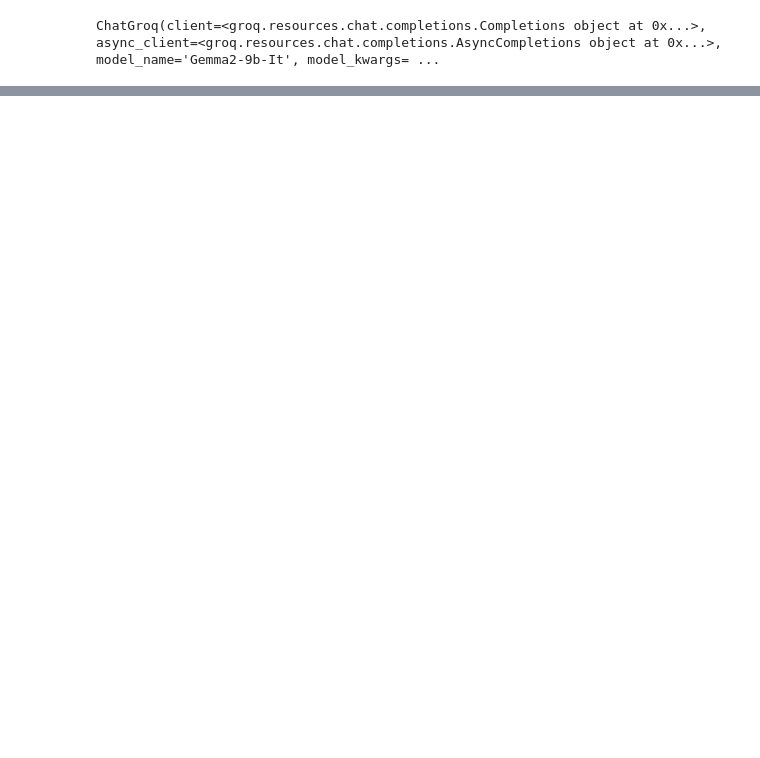
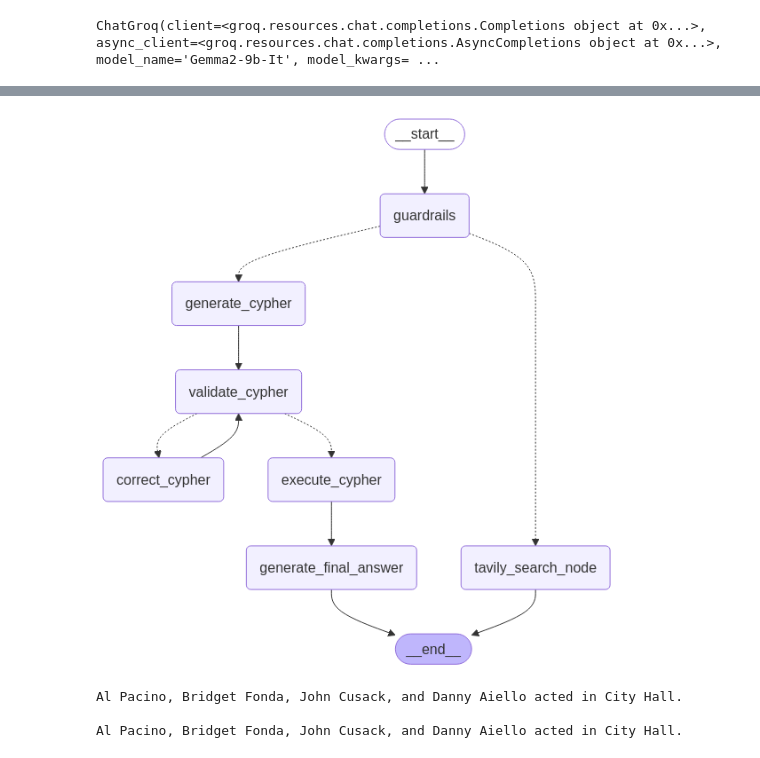
Before and after one commit to arjunrj0907/Movie-Database-Query-Engine-Langgraph, a Jupyter notebook: GraphQA.ipynb, the cells around one changed output, grey strips where cells are left out. Cells and saved outputs as stored; diff of their text form; code cells hidden in the pictures; blank space fills up the shorter version.

Commit message:
Updated new nodes and added the readme

```diff
--- a/GraphQA.ipynb
+++ b/GraphQA.ipynb
@@ -108,0 +118,2 @@ def guardrails(state: InputState) -> OverallState:
+# %%
+tavily_search = TavilySearchResults(max_results=2)
@@ -352,0 +469,53 @@ NameError: name 'OverallState' is not defined
+# %%
+def guardrails_condition(
+    state: State,
+) -> Literal["generate_cypher", "tavily_search_node"]:
+    if state.get("next_action") == "web":
+        return "tavily_search_node"
+    elif state.get("next_action") == "movie":
+        return "generate_cypher"
+
+
+def validate_cypher_condition(
+    state: State,
+) -> Literal["correct_cypher","execute_cypher"]:
+    if state.get("next_action") == "correct_cypher":
+        return "correct_cypher"
+    elif state.get("next_action") == "execute_cypher":
+        return "execute_cypher"
+# %%
+from IPython.display import Image, display
+from langgraph.graph import END, START, StateGraph
+
+langgraph = StateGraph(State)
+langgraph.add_node(guardrails)
+langgraph.add_node(generate_cypher)
+langgraph.add_node(tavily_search_node)
+langgraph.add_node(validate_cypher)
+langgraph.add_node(correct_cypher)
+langgraph.add_node(execute_cypher)
+langgraph.add_node(generate_final_answer)
+
+langgraph.add_edge(START, "guardrails")
+langgraph.add_conditional_edges(
+    "guardrails",
+    guardrails_condition,
+)
+langgraph.add_edge("tavily_search_node",END)
+langgraph.add_edge("generate_cypher", "validate_cypher")
+langgraph.add_conditional_edges(
+    "validate_cypher",
+    validate_cypher_condition,
+)
+langgraph.add_edge("execute_cypher", "generate_final_answer")
+langgraph.add_edge("correct_cypher", "validate_cypher")
+langgraph.add_edge("generate_final_answer", END)
+
+langgraph = langgraph.compile(
+    checkpointer=MemorySaver(),
+)
+
+
+display(Image(langgraph.get_graph().draw_mermaid_png()))
+# %% [output]
+[figure, added]
@@ -352,0 +531,9 @@ NameError: name 'OverallState' is not defined
+# %%
+output = langgraph.invoke({"messages": [user_input]}, config)
+generated_text = output["messages"][-1]
+
+print(generated_text)
+# %% [output]
+Al Pacino, Bridget Fonda, John Cusack, and Danny Aiello acted in City Hall.
+
+Al Pacino, Bridget Fonda, John Cusack, and Danny Aiello acted in City Hall.
```
Also changed, not shown: parts of 31 cells of this notebook, 1 other file.
